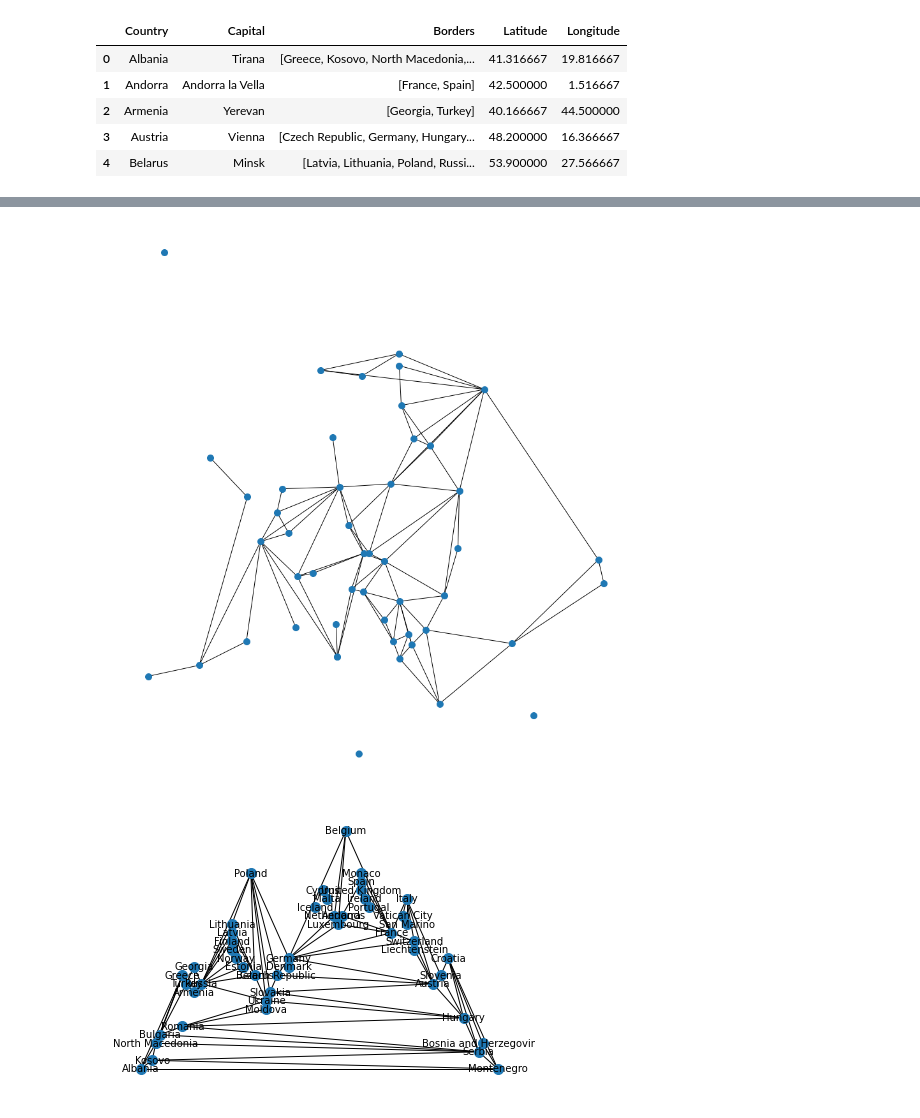
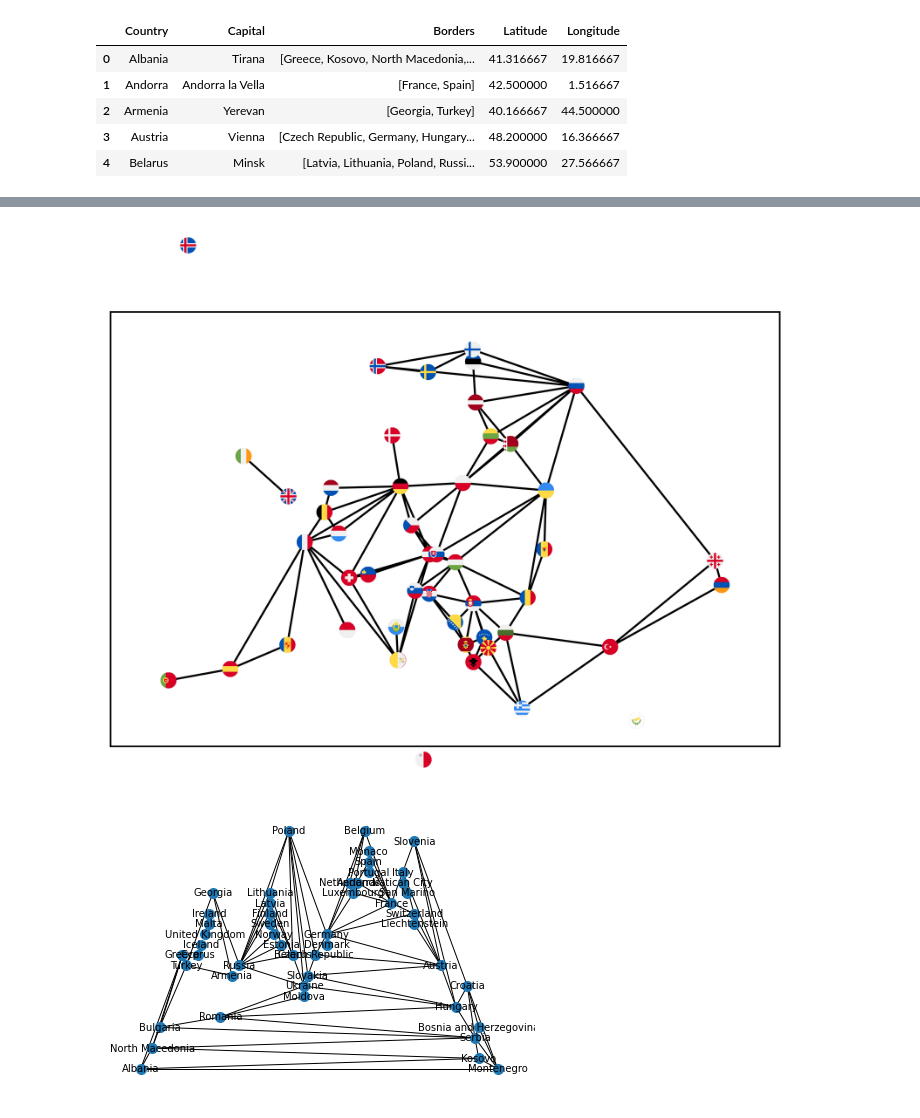
Before and after one commit to sltKaguya/itmo, a Jupyter notebook: discr_math/05_graph_theory/05_homework.ipynb, the cells around one changed output, grey strips where cells are left out. Cells and saved outputs as stored; diff of their text form; code cells hidden in the pictures.

Commit message:
DM: HW 5: pil -- make custom nides images

```diff
--- a/discr_math/05_graph_theory/05_homework.ipynb
+++ b/discr_math/05_graph_theory/05_homework.ipynb
@@ -134,6 +143,7 @@ for i in range(len(df['Borders'])):
                 new_data.append(match.group(0).strip())
         df['Borders'][i] = new_data
 
+df.at[42, 'Borders'] = ['Andorra', 'France', 'Portugal']
 df.head()
 # %% [output]
 |  | Country | Capital | Borders |
@@ -165,10 +175,10 @@ df['Y'] = 0
 transformer = Transformer.from_crs('epsg:4326', 'epsg:5643')
 for i in range(len(df)):
     x, y = transformer.transform(df.at[i, 'Latitude'], df.at[i, 'Longitude'])
-    df.at[i, 'X'] = int(x)
-    df.at[i, 'Y'] = int(y)
+    df.at[i, 'X'] = int(x) / 1000
+    df.at[i, 'Y'] = int(y) / 1000
     # df['X'][i], df['Y'][i]
 
 df.X = df.X.astype(int)
 df.Y = df.Y.astype(int)
-# df
+df.head()
@@ -175,22 +192,47 @@ df.Y = df.Y.astype(int)
+# %%
+icons = {}
+for _, row in df.iterrows():
+    country = row['Country']
+    icons[row['Country']] = f'img/{country}.png'
+
+images = {k: PIL.Image.open(fname) for k, fname in icons.items()}
 # %%
 g = nx.Graph()
 for _, row in df.iterrows():
-    g.add_node(row['Country'], pos=(row['X'], row['Y']))
+    g.add_node(row['Country'], pos=(row['X'], row['Y']), image=images[row['Country']])
 
 for index, row in df.iterrows():
     if isinstance(row['Borders'], list):
         for i in range(len(row['Borders'])):
             g.add_edge(row['Country'], row['Borders'][i])
 
 pos = nx.get_node_attributes(g, 'pos')
+fig, ax = plt.subplots(dpi=1000)
+nx.draw_networkx_edges(
+    g,
+    pos=pos,
+    ax=ax
+)
 
-plt.figure(1, figsize=(12, 12))
-nx.draw(g, pos, with_labels=False, node_size=100)
-tikzplotlib.save('eurograph.tex')
+tr_figure = ax.transData.transform
+tr_axes = fig.transFigure.inverted().transform
+
+icon_size = (ax.get_xlim()[1] - ax.get_xlim()[0]) * 0.000005
+icon_center = icon_size / 2.0
+
+for n in g.nodes:
+    xf, yf = tr_figure(pos[n])
+    xa, ya = tr_axes((xf, yf))
+
+    a = plt.axes([xa - icon_center, ya - icon_center, icon_size, icon_size])
+    a.imshow(g.nodes[n]['image'])
+    a.axis('off')
+
+plt.savefig('img/Eurograph.png')
 # %% [output]
-[figure, old version]
+[figure, new version]
 # %%
 nx.draw_planar(g, with_labels=True, node_size=100, font_size=10)
-tikzplotlib.save('eurograph.tex')
+# tikzplotlib.save('eurograph.tex')
 # %% [output]
-[figure, old version]
+[figure, new version]
```
Also changed, not shown: parts of 3 cells of this notebook.
